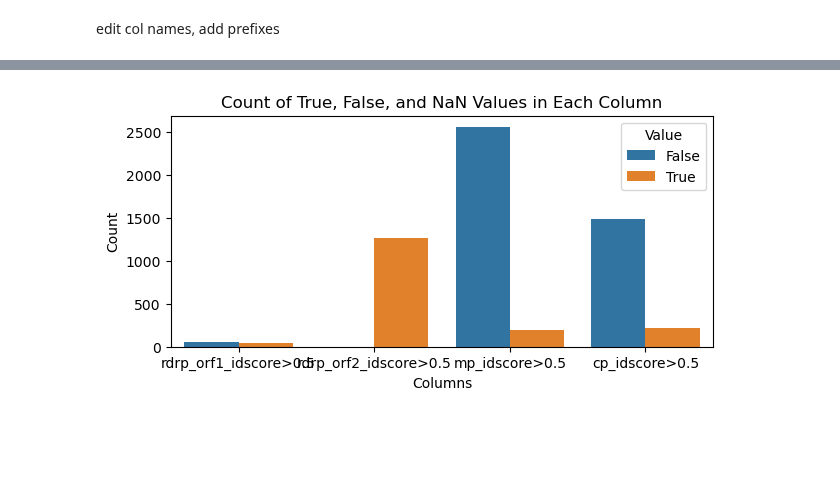
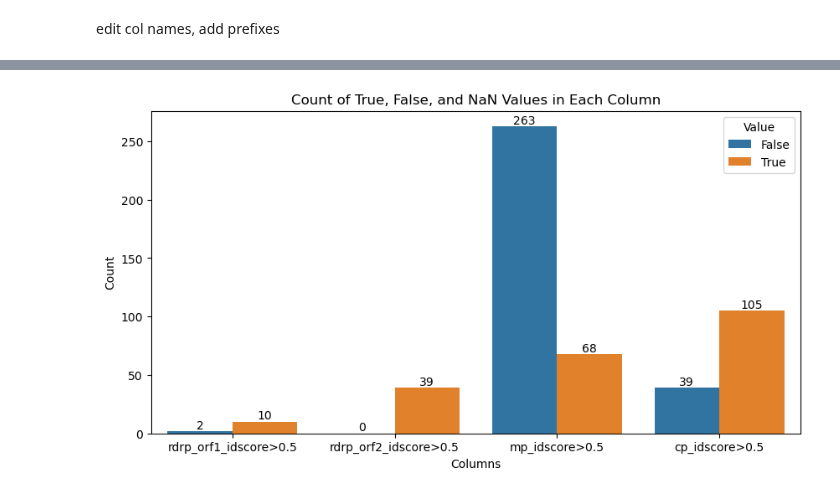
Before and after one commit to nezapajek/project-tobamo, a Jupyter notebook: analysis/whole_orf/03_pairwire_aln_results.ipynb, the cells around one changed output, grey strips where cells are left out. Drawn from its saved outputs; the diff is of its cells as text; code cells hidden in the pictures; blank space fills up the shorter version.

```diff
--- a/analysis/whole_orf/03_pairwire_aln_results.ipynb
+++ b/analysis/whole_orf/03_pairwire_aln_results.ipynb
@@ -87,9 +87,10 @@ for key, df in dfs.items():
 
     id_score_lim = final_table_combined.loc[(f'{name}'), ('Identity Score', 'Min Identity Score', 'tobamo-tobamo')]
     naln_len_lim = final_table_combined.loc[(f'{name}'), ('N/aln_len', 'Min N/aln_len', 'tobamo-tobamo')]
+    gap_ratio_lim = final_table_combined.loc[(f'{name}'), ('Gap Ratio', 'Max Gap Ratio', 'tobamo-tobamo')]
 
     def filter_rows(dataframe):
-        filtered_df = dataframe[(dataframe['identity_score'] >= id_score_lim) & (dataframe['N/aln_len'] >= naln_len_lim)]
+        filtered_df = dataframe[(dataframe['identity_score'] >= id_score_lim) & (dataframe['N/aln_len'] >= naln_len_lim) & (dataframe['gap_ratio'] <= gap_ratio_lim)]
         return filtered_df
 
     filtered_df = filter_rows(df)
@@ -131,4 +124,4 @@ mega.contig_name.nunique()
 # %%
 import seaborn as sns
 import matplotlib.pyplot as plt
-df = mega[['rdrp_orf1_idscore>0.5', 'rdrp_orf2_idscore>0.5', 'mp_idscore>0.5', 'cp_idscore>0.5']]
+df = mega[['contig_name', 'rdrp_orf1_idscore>0.5', 'rdrp_orf2_idscore>0.5', 'mp_idscore>0.5', 'cp_idscore>0.5']]
@@ -135,18 +144,33 @@ df = mega[['rdrp_orf1_idscore>0.5', 'rdrp_orf2_idscore>0.5', 'mp_idscore>0.5', '
+# %%
+filtered = df.drop_duplicates().drop(columns=['contig_name'])
 # %%
 # Stacking the DataFrame
-stacked_df = df.stack().reset_index()
+stacked_df = filtered.stack().reset_index()
 stacked_df.columns = ['index', 'column', 'value']
 
 # Specifying the order of x-axis labels
 order = ['rdrp_orf1_idscore>0.5', 'rdrp_orf2_idscore>0.5', 'mp_idscore>0.5', 'cp_idscore>0.5']
 
 # Plotting the count of each value in each column with sorted x-axis labels
-plt.figure(figsize=(7,3))
-sns.countplot(data=stacked_df, x='column', hue='value', order=order)
+plt.figure(figsize=(10,5))
+ax = sns.countplot(data=stacked_df, x='column', hue='value', order=order)
+
+# Adding counts above bars
+for p in ax.patches:
+    height = p.get_height()  # Get the height of the bar
+    ax.annotate(f'{int(height)}',  # Annotation text
+                (p.get_x() + p.get_width() / 2., height),  # Position
+                ha='center', va='center',  # Horizontal and vertical alignment
+                fontsize=10,  # Font size
+                color='black',  # Color of the text
+                xytext=(0, 5),  # Offset the text vertically by 5 units
+                textcoords='offset points')  # Text coordinates relative to the point
+
+
 plt.xlabel('Columns')
 plt.ylabel('Count')
 plt.title('Count of True, False, and NaN Values in Each Column')
 plt.legend(title='Value', loc='upper right')
 plt.show()
 # %% [output]
-[figure, old version]
+[figure, new version]
```
Also changed, not shown: parts of 3 cells of this notebook, 6 other files.
